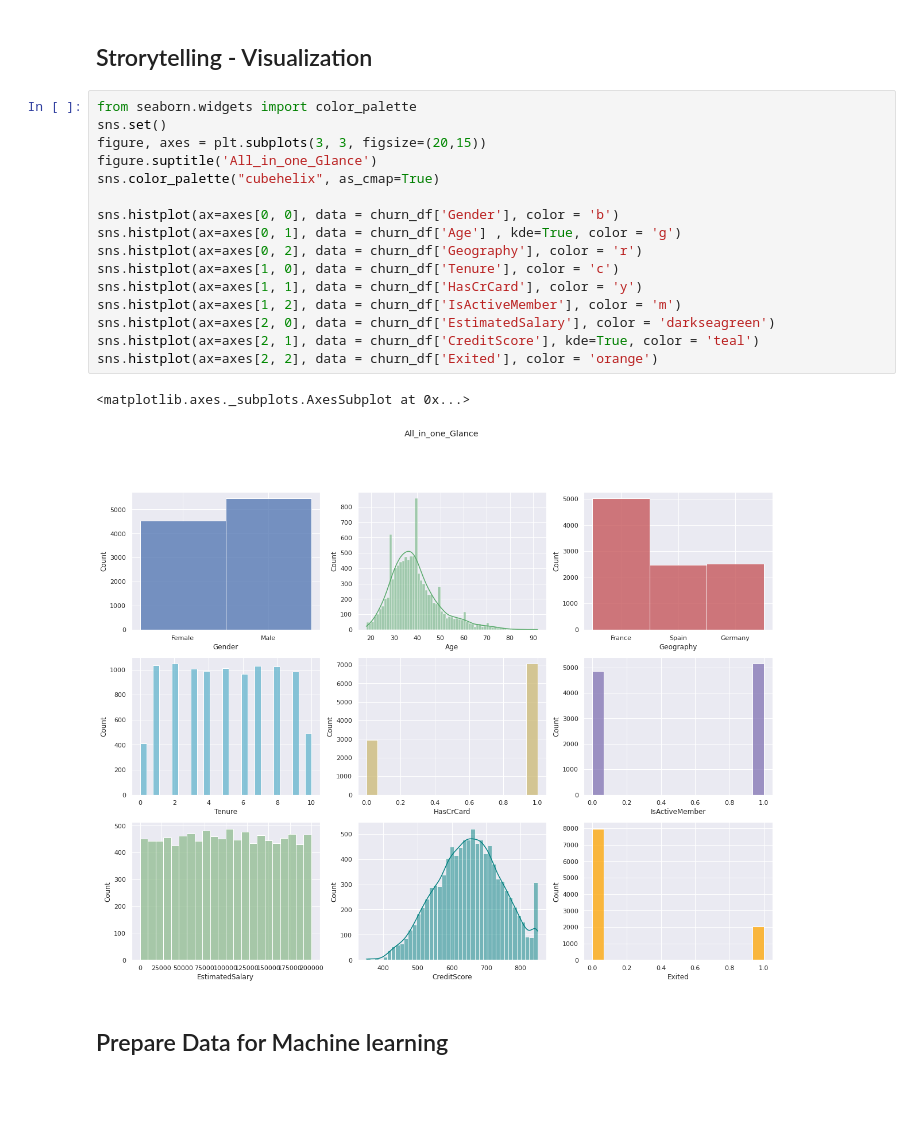
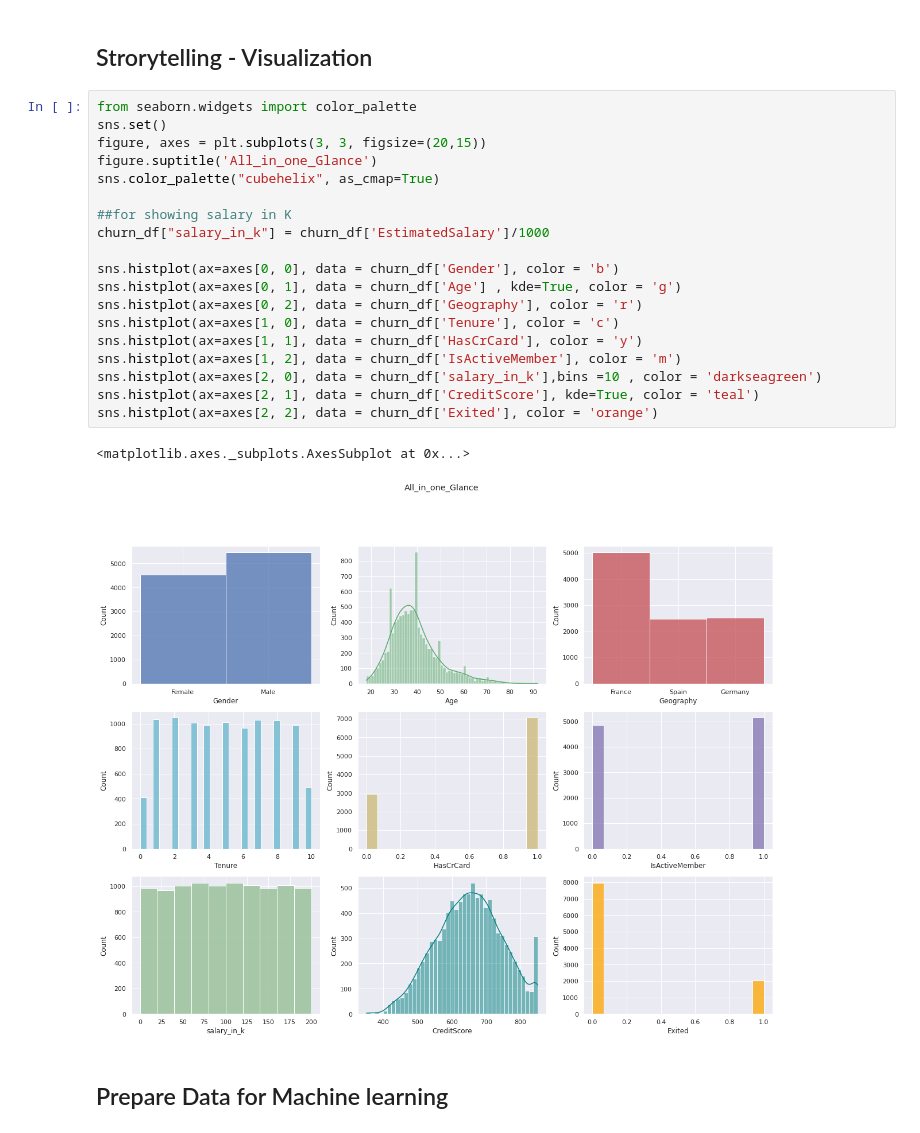
Before and after one commit to amirgarsha/ML_course_maktab, a Jupyter notebook: Project2.ipynb, the cells around one changed output. Cells and saved outputs as stored; diff of their text form; blank space fills up the shorter version.

```diff
--- a/Project2.ipynb
+++ b/Project2.ipynb
@@ -131,22 +131,25 @@ df_churn_dumm[["CreditScore","Age","Balance","EstimatedSalary"]] = \
 # %%
 from seaborn.widgets import color_palette
 sns.set()
 figure, axes = plt.subplots(3, 3, figsize=(20,15))
 figure.suptitle('All_in_one_Glance')
 sns.color_palette("cubehelix", as_cmap=True)
 
+##for showing salary in K
+churn_df["salary_in_k"] = churn_df['EstimatedSalary']/1000
+
 sns.histplot(ax=axes[0, 0], data = churn_df['Gender'], color = 'b')
 sns.histplot(ax=axes[0, 1], data = churn_df['Age'] , kde=True, color = 'g')
 sns.histplot(ax=axes[0, 2], data = churn_df['Geography'], color = 'r')
 sns.histplot(ax=axes[1, 0], data = churn_df['Tenure'], color = 'c')
 sns.histplot(ax=axes[1, 1], data = churn_df['HasCrCard'], color = 'y')
 sns.histplot(ax=axes[1, 2], data = churn_df['IsActiveMember'], color = 'm')
-sns.histplot(ax=axes[2, 0], data = churn_df['EstimatedSalary'], color = 'darkseagreen')
+sns.histplot(ax=axes[2, 0], data = churn_df['salary_in_k'],bins =10 , color = 'darkseagreen')
 sns.histplot(ax=axes[2, 1], data = churn_df['CreditScore'], kde=True, color = 'teal')
 sns.histplot(ax=axes[2, 2], data = churn_df['Exited'], color = 'orange')
 # %% [output]
 <matplotlib.axes._subplots.AxesSubplot at 0x...>
-[figure, old version]
+[figure, new version]
 # %% [markdown]
 ## Prepare Data for Machine learning
 # %%
```
